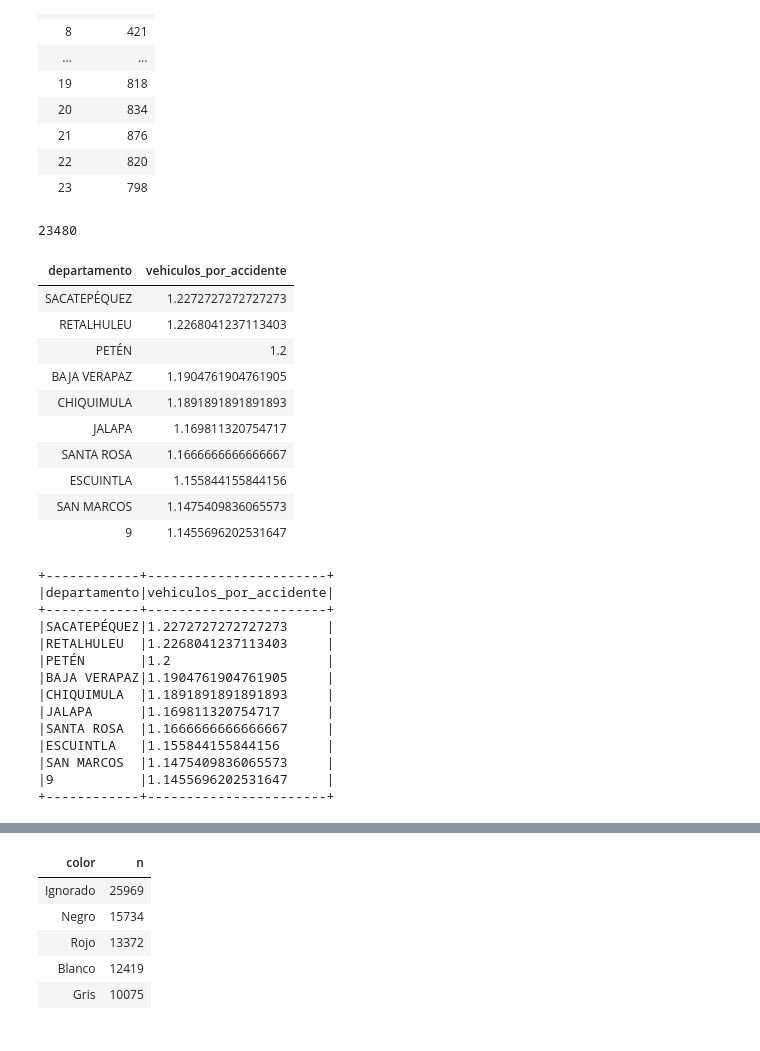
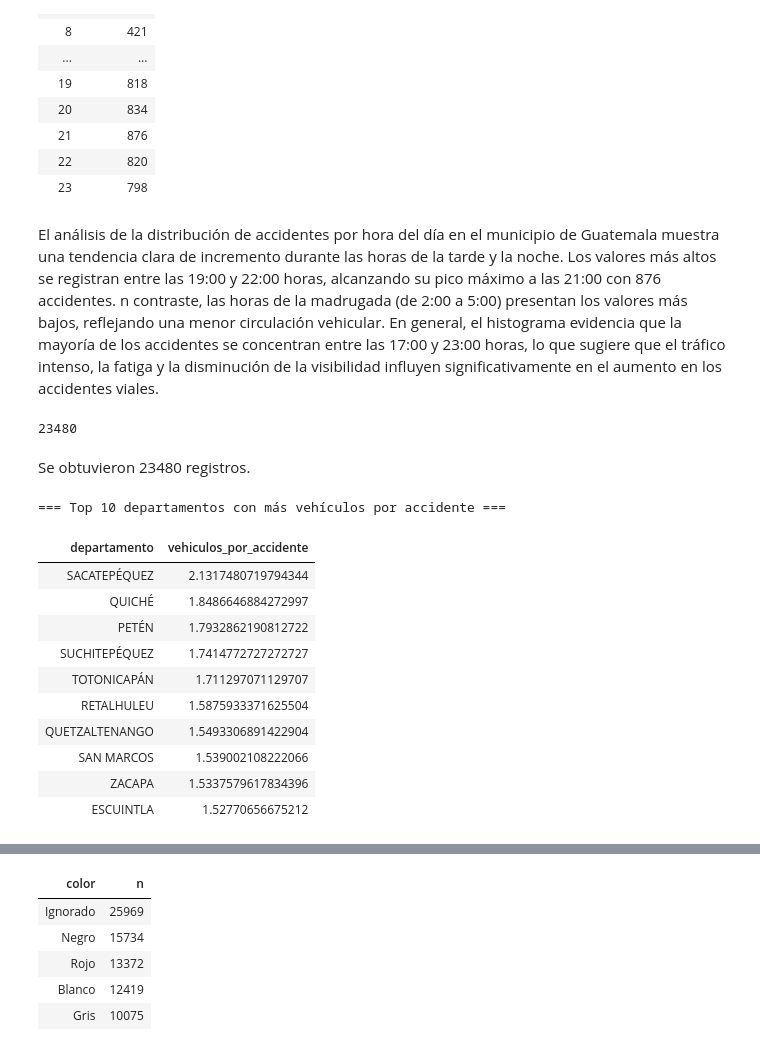
Before and after one commit to JavierC22153/Laboratorios_DataScience, a Jupyter notebook: notebooks/Lab8.ipynb, the cells around one changed output, grey strips where cells are left out. Drawn from its saved outputs; the diff is of its cells as text; code cells hidden in the pictures.

```diff
--- a/notebooks/Lab8.ipynb
+++ b/notebooks/Lab8.ipynb
@@ -425,6 +438,8 @@ display(dist_hora_muni)
 | 21 | 876 |
 | 22 | 820 |
 | 23 | 798 |
+# %% [markdown]
+El análisis de la distribución de accidentes por hora del día en el municipio de Guatemala muestra una tendencia clara de incremento durante las horas de la tarde y la noche. Los valores más altos se registran entre las 19:00 y 22:00 horas, alcanzando su pico máximo a las 21:00 con 876 accidentes. n contraste, las horas de la madrugada (de 2:00 a 5:00) presentan los valores más bajos, reflejando una menor circulación vehicular. En general, el histograma evidencia que la mayoría de los accidentes se concentran entre las 17:00 y 23:00 horas, lo que sugiere que el tráfico intenso, la fatiga y la disminución de la visibilidad influyen significativamente en el aumento en los accidentes viales.
 # %%
 ## Ejercicio 8
 llave_hv = [c for c in ["anio","mes","departamento","municipio","zona","tipo_accidente","hora","dia_semana"] if c in hechos.columns and c in vehiculos.columns]
@@ -432,39 +447,45 @@ hv_join = hechos.join(vehiculos, on=llave_hv, how="inner")
 hv_join.count()
 # %% [output]
 23480
+# %% [markdown]
+Se obtuvieron 23480 registros.
 # %%
-## Ejercicio 9
-veh_por_llave = vehiculos.groupBy(llave_hv).agg(F.count(F.lit(1)).alias("n_vehiculos"))
-acc_por_llave = hechos.groupBy(llave_hv).agg(F.count(F.lit(1)).alias("n_accidentes"))
-veh_acc = veh_por_llave.join(acc_por_llave, on=llave_hv, how="inner")
-por_dep = veh_acc.groupBy("departamento").agg((F.sum("n_vehiculos")/F.sum("n_accidentes")).alias("vehiculos_por_accidente")).orderBy(F.desc("vehiculos_por_accidente"))
+## Ejercicio 9 - Promedio de vehículos por accidente por departamento
+
+# Contar vehículos por departamento
+veh_por_dep = vehiculos.groupBy("departamento").agg(
+    F.count(F.lit(1)).alias("total_vehiculos")
+)
+
+# Contar accidentes por departamento
+acc_por_dep = hechos.groupBy("departamento").agg(
+    F.count(F.lit(1)).alias("total_accidentes")
+)
+por_dep = veh_por_dep.join(acc_por_dep, on="departamento", how="inner").withColumn(
+    "vehiculos_por_accidente",
+    F.col("total_vehiculos") / F.col("total_accidentes")
+).select("departamento", "vehiculos_por_accidente").orderBy(F.desc("vehiculos_por_accidente"))
+
+# Guardar en Parquet
 por_dep.write.mode("overwrite").parquet(f"{OUT_BASE}/vehiculos_por_accidente_departamento")
-top10 = por_dep.orderBy(F.desc("vehiculos_por_accidente")).limit(10)
+
+# Cargar y mostrar top 10
+top10 = spark.read.parquet(f"{OUT_BASE}/vehiculos_por_accidente_departamento").orderBy(
+    F.desc("vehiculos_por_accidente")
+).limit(10)
+
+print("=== Top 10 departamentos con más vehículos por accidente ===")
 display(top10)
-spark.read.parquet(f"{OUT_BASE}/vehiculos_por_accidente_departamento").orderBy(F.desc("vehiculos_por_accidente")).limit(10).show(truncate=False)
 # %% [output]
+=== Top 10 departamentos con más vehículos por accidente ===
 | departamento | vehiculos_por_accidente |
-| SACATEPÉQUEZ | 1.2272727272727273 |
-| RETALHULEU | 1.2268041237113403 |
-| PETÉN | 1.2 |
-| BAJA VERAPAZ | 1.1904761904761905 |
-| CHIQUIMULA | 1.1891891891891893 |
-| JALAPA | 1.169811320754717 |
-| SANTA ROSA | 1.1666666666666667 |
-| ESCUINTLA | 1.155844155844156 |
-| SAN MARCOS | 1.1475409836065573 |
-| 9 | 1.1455696202531647 |
+| SACATEPÉQUEZ | 2.1317480719794344 |
+| QUICHÉ | 1.8486646884272997 |
+| PETÉN | 1.7932862190812722 |
+| SUCHITEPÉQUEZ | 1.7414772727272727 |
+| TOTONICAPÁN | 1.711297071129707 |
+| RETALHULEU | 1.5875933371625504 |
+| QUETZALTENANGO | 1.5493306891422904 |
+| SAN MARCOS | 1.539002108222066 |
+| ZACAPA | 1.5337579617834396 |
+| ESCUINTLA | 1.52770656675212 |
-+------------+-----------------------+
-|departamento|vehiculos_por_accidente|
-+------------+-----------------------+
-|SACATEPÉQUEZ|1.2272727272727273     |
-|RETALHULEU  |1.2268041237113403     |
-|PETÉN       |1.2                    |
-|BAJA VERAPAZ|1.1904761904761905     |
-|CHIQUIMULA  |1.1891891891891893     |
-|JALAPA      |1.169811320754717      |
-|SANTA ROSA  |1.1666666666666667     |
-|ESCUINTLA   |1.155844155844156      |
-|SAN MARCOS  |1.1475409836065573     |
-|9           |1.1455696202531647     |
-+------------+-----------------------+
```
Also changed, not shown: parts of 16 cells of this notebook.
